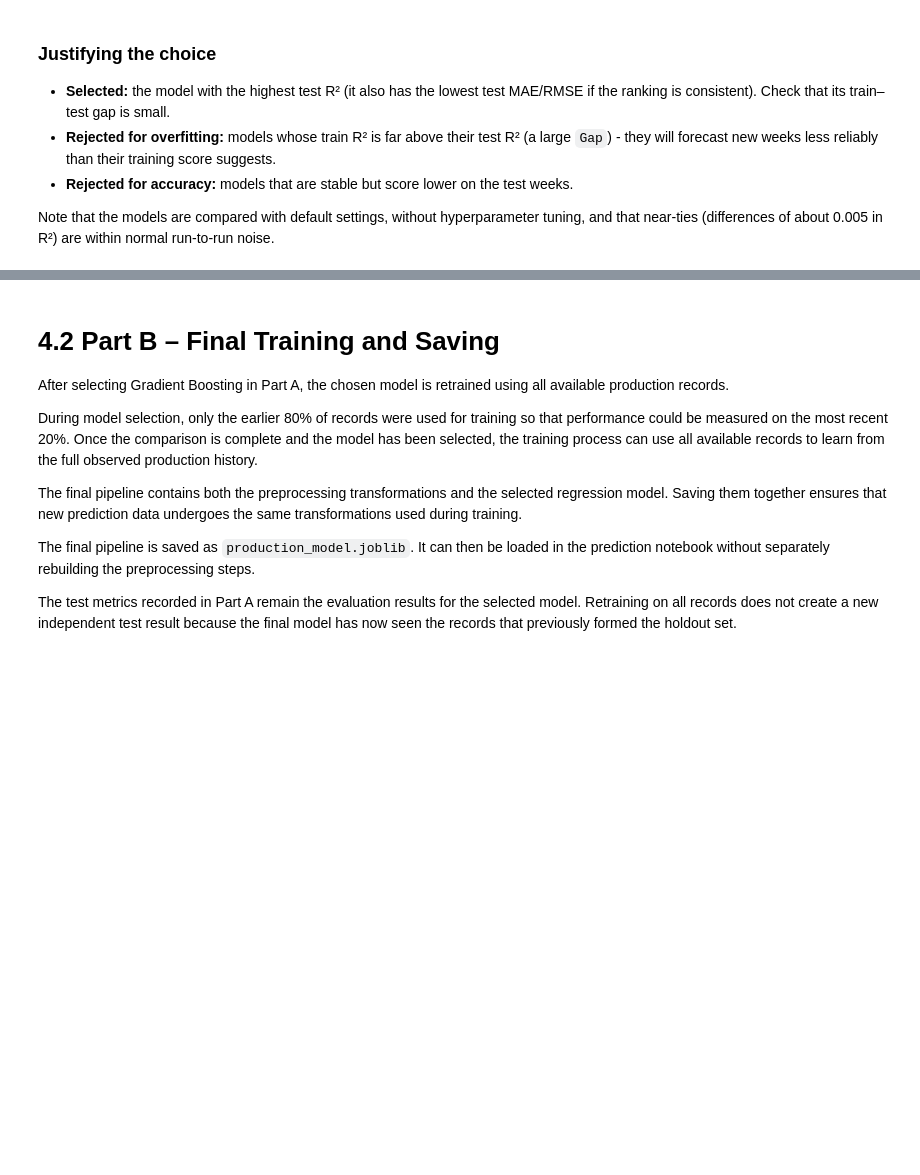
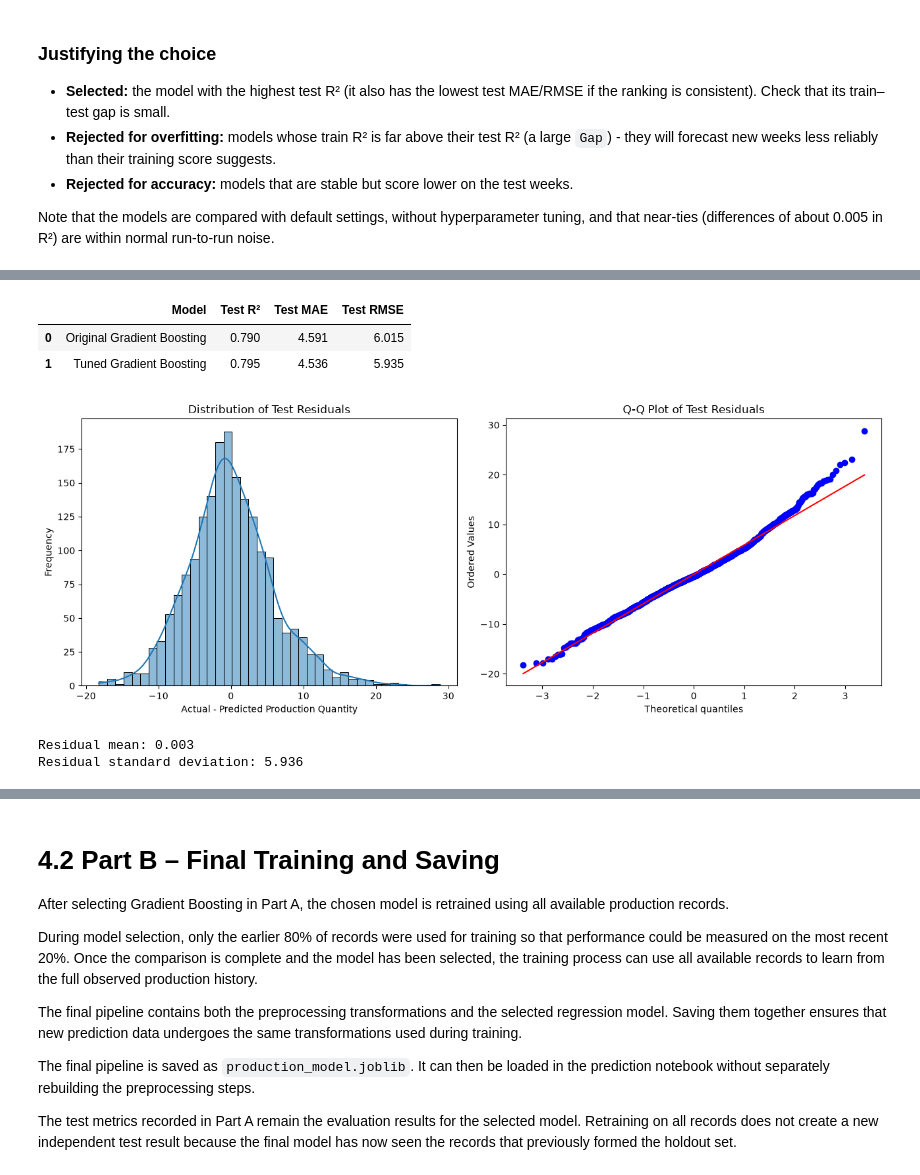
Before and after one commit to visurarodrigo/production-DI, a Jupyter notebook: notebooks/04_Model_Selection_and_Training.ipynb, the cells around one changed output, grey strips where cells are left out. Saved outputs shown, nothing was run; the diff lists cells and outputs as text; code cells hidden in the pictures; blank space fills up the shorter version.

```diff
--- a/notebooks/04_Model_Selection_and_Training.ipynb
+++ b/notebooks/04_Model_Selection_and_Training.ipynb
@@ -507,0 +602,68 @@ Note that the models are compared with default settings, without hyperparameter
+# %%
+
+# Evaluate the original Gradient Boosting pipeline on the same test set
+original_gb_pipeline = Pipeline(steps=[
+    ('preprocessor', clone(preprocessor)),
+    ('model', clone(models['Gradient Boosting']))
+])
+
+original_gb_pipeline.fit(X_train, y_train)
+original_gb_pred = original_gb_pipeline.predict(X_test)
+
+comparison_df = pd.DataFrame([
+    {
+        'Model': 'Original Gradient Boosting',
+        'Test R²': r2_score(y_test, original_gb_pred),
+        'Test MAE': mean_absolute_error(y_test, original_gb_pred),
+        'Test RMSE': np.sqrt(
+            mean_squared_error(y_test, original_gb_pred)
+        )
+    },
+    {
+        'Model': 'Tuned Gradient Boosting',
+        'Test R²': r2_score(y_test, tuned_test_pred),
+        'Test MAE': mean_absolute_error(y_test, tuned_test_pred),
+        'Test RMSE': np.sqrt(
+            mean_squared_error(y_test, tuned_test_pred)
+        )
+    }
+])
+
+display(comparison_df.round(3))
+# %% [output]
+|  | Model | Test R² | Test MAE | Test RMSE |
+| 0 | Original Gradient Boosting | 0.790 | 4.591 | 6.015 |
+| 1 | Tuned Gradient Boosting | 0.795 | 4.536 | 5.935 |
+# %%
+
+
+import matplotlib.pyplot as plt
+import seaborn as sns
+import scipy.stats as stats
+
+# Calculate residuals on the chronological test set
+residuals = y_test - tuned_test_pred
+
+# Create residual diagnostic plots
+fig, axes = plt.subplots(1, 2, figsize=(13, 5))
+
+# Residual distribution
+sns.histplot(residuals, kde=True, ax=axes[0])
+axes[0].set_title('Distribution of Test Residuals')
+axes[0].set_xlabel('Actual - Predicted Production Quantity')
+axes[0].set_ylabel('Frequency')
+
+# Normal Q-Q plot
+stats.probplot(residuals, dist='norm', plot=axes[1])
+axes[1].set_title('Q-Q Plot of Test Residuals')
+
+plt.tight_layout()
+plt.show()
+
+# Summary statistics
+print("Residual mean:", round(residuals.mean(), 3))
+print("Residual standard deviation:", round(residuals.std(), 3))
+# %% [output]
+[figure, added]
+Residual mean: 0.003
+Residual standard deviation: 5.936
```
Also changed, not shown: parts of 17 cells of this notebook, 4 other files.
